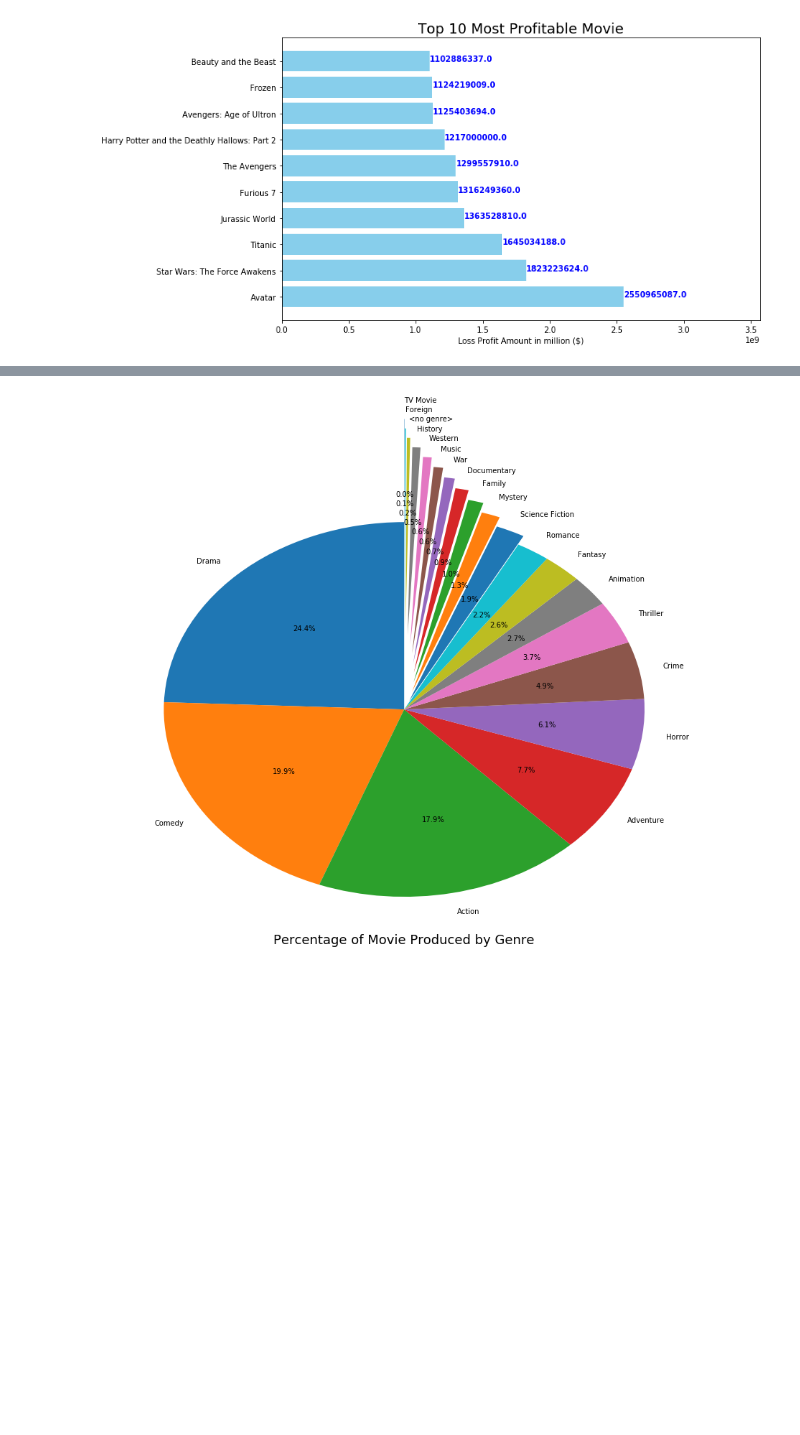
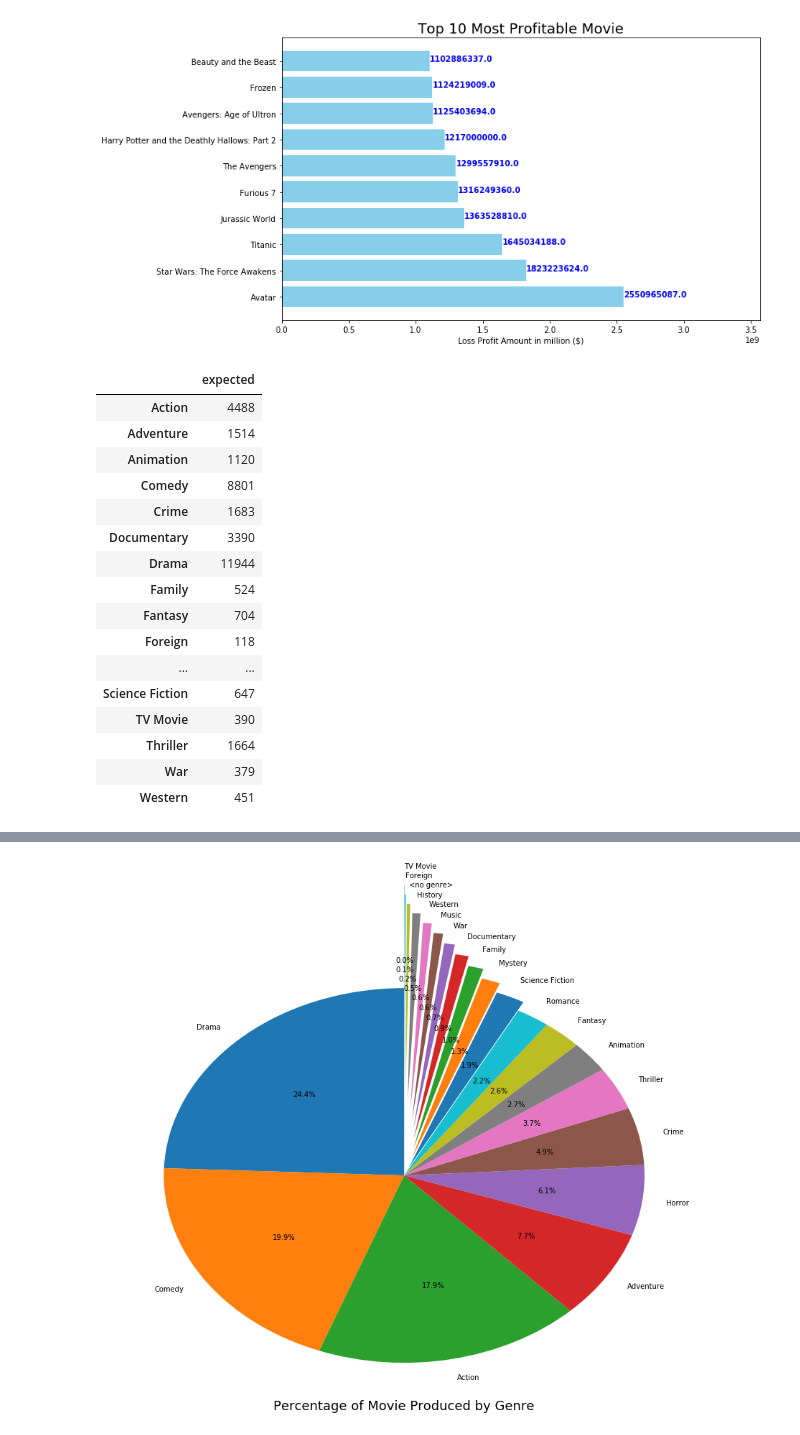
Before and after one commit to sarahshelden/Project1DataScience, a Jupyter notebook: movies.ipynb, the cells around one changed output, grey strips where cells are left out. Saved outputs shown, nothing was run; the diff lists cells and outputs as text; code cells hidden in the pictures; blank space fills up the shorter version.

```diff
--- a/movies.ipynb
+++ b/movies.ipynb
@@ -153,6 +163,38 @@ plt.tight_layout()
 plt.show()
 # %% [output]
 [figure]
+# %%
+# get the original movie dataset genre and counts
+orig_movie_data_df = movie_data_df.copy()
+orig_movie_data_df['Primary_Genre']=[json.loads(row.genres.replace("'",'"'))[0]['name'] if row.genres != '[]' else '' for _,row in orig_movie_data_df.iterrows()]
+orig_movie_data_df.replace("", "<no genre>", inplace = True)
+orig_movie_data_df.replace("Odyssey Media", "<no genre>", inplace = True)
+orig_movie_data_df.replace("Aniplex", "<no genre>", inplace = True)
+orig_movie_data_df.replace("Carousel Productions", "<no genre>", inplace = True)
+orig_movie_data_df = orig_movie_data_df.loc[orig_movie_data_df['Primary_Genre']!= "<no genre>"]
+orig_movie_data_df.sort_values(by='Primary_Genre', ascending = False)
+orig_movie_genre_counts = orig_movie_data_df['Primary_Genre'].value_counts().sort_index()
+expected_genre_counts = pd.DataFrame(orig_movie_genre_counts)
+expected_genre_counts_df = pd.DataFrame(expected_genre_counts)
+expected_genre_counts_df.columns = ["expected"]
+# %% [output]
+|  | expected |
+| Action | 4488 |
+| Adventure | 1514 |
+| Animation | 1120 |
+| Comedy | 8801 |
+| Crime | 1683 |
+| Documentary | 3390 |
+| Drama | 11944 |
+| Family | 524 |
+| Fantasy | 704 |
+| Foreign | 118 |
+| ... | ... |
+| Science Fiction | 647 |
+| TV Movie | 390 |
+| Thriller | 1664 |
+| War | 379 |
+| Western | 451 |
 # %%
 # create data with only title and primary genre
 reduced_data_genre_df = sort_by_netProfit[["title", "Primary Genre"]]
```
Also changed, not shown: parts of 4 cells of this notebook.
